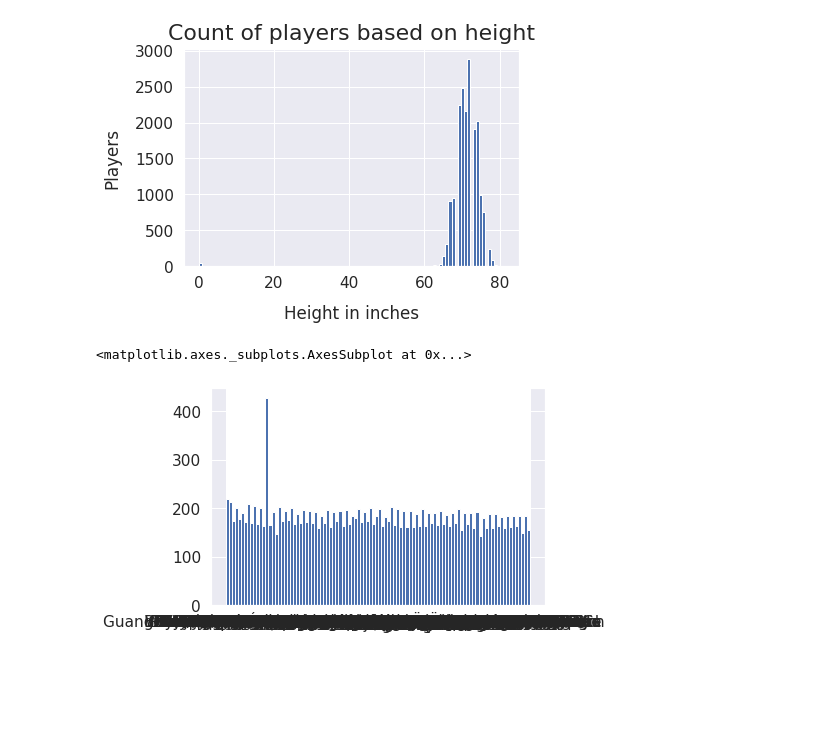
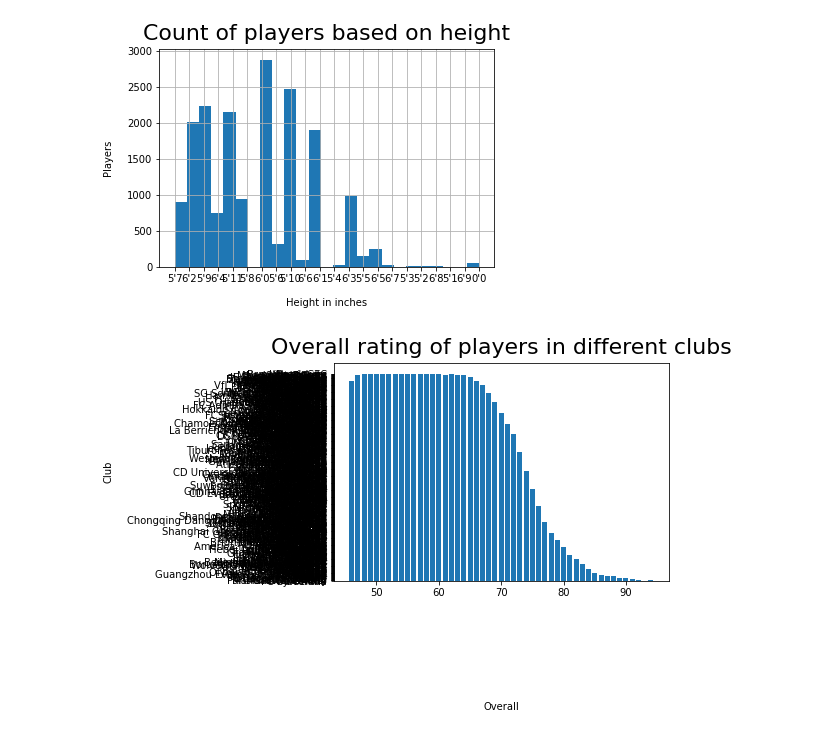
Before and after one commit to bachinaram/DataAnalytics1, a Jupyter notebook: DA1_assignment1.ipynb, the cells around one changed output. Saved outputs shown, nothing was run; the diff lists cells and outputs as text; code cells hidden in the pictures; blank space fills up the shorter version.

```diff
--- a/DA1_assignment1.ipynb
+++ b/DA1_assignment1.ipynb
@@ -7,36 +7,44 @@ import numpy as np
 import pandas as pd
 df = pd.read_csv('/content/sample_data/football_data.csv')
 df["Height"].fillna("0'0", inplace = True)
+df['Height'].hist(bins=25)
 
-
-a=[]
-for i in df['Height']:
-  H_feet = i.split("'")[0]
-  H_inch = i.split("'")[1].split("\"")[0]
-  H_inches = int(H_feet) * 12 + int(H_inch)
-  a.append(H_inches)
-sns.set(font_scale=1.4)
-df1 = pd.DataFrame(a, columns =['Height'])
-df1['Height'].hist(bins=100)
 plt.xlabel("Height in inches", labelpad=14)
 plt.ylabel("Players", labelpad=14)
 plt.title("Count of players based on height", y=1.015, fontsize=22);
+
+
+
+
+#a=[]
+#for i in df['Height']:
+#  H_feet = i.split("'")[0]
+#  H_inch = i.split("'")[1].split("\"")[0]
+#  H_inches = int(H_feet) * 12 + int(H_inch)
+#  a.append(H_inches)
+#sns.set(font_scale=1.4)
+#df1 = pd.DataFrame(a, columns =['Height'])
+#df1['Height'].hist(bins=100)
 # %% [output]
-[figure, old version]
+[figure, new version]
 # %%
 import numpy as np
 import matplotlib.pyplot as plt
 import pandas as pd
 df = pd.read_csv('/content/sample_data/football_data.csv')
 df["Club"].fillna("No Club", inplace = True)
-#a=[]
-#for i in df['Club']:
-#  a.append(i)
-
 
 
 #df1 = pd.DataFrame(a, columns =['Height'])
-df['Club'].hist(bins=100)
+#df['Club'].hist(bins=100)
+
+
+#df["Club"].value_counts().plot(kind='bar')
+
+plt.bar(df["Overall"],df["Club"])
+
+plt.xlabel("Overall", labelpad=104)
+plt.ylabel("Club", labelpad=14)
+plt.title("Overall rating of players in different clubs", y=1.015, fontsize=22);
 # %% [output]
-<matplotlib.axes._subplots.AxesSubplot at 0x...>
-[figure, old version]
+[figure, new version]
```
Also changed, not shown: parts of 3 cells of this notebook.
